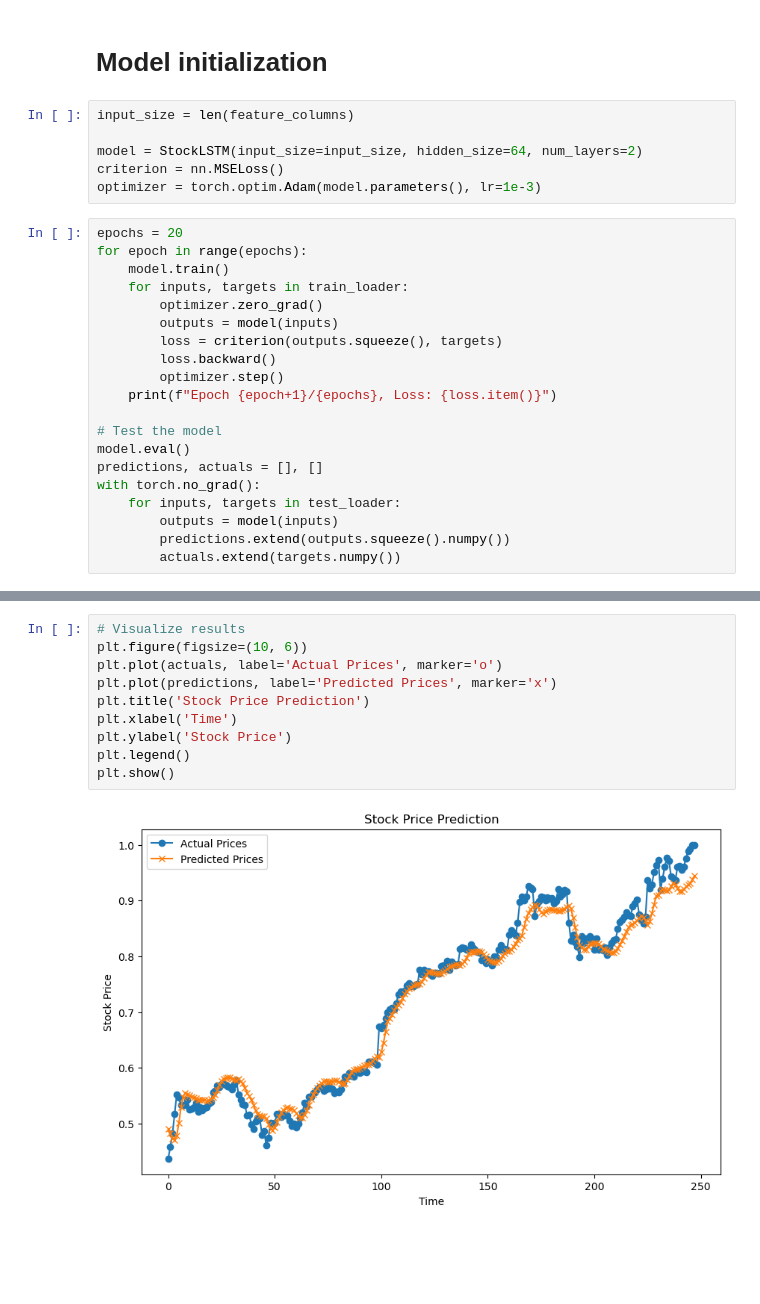
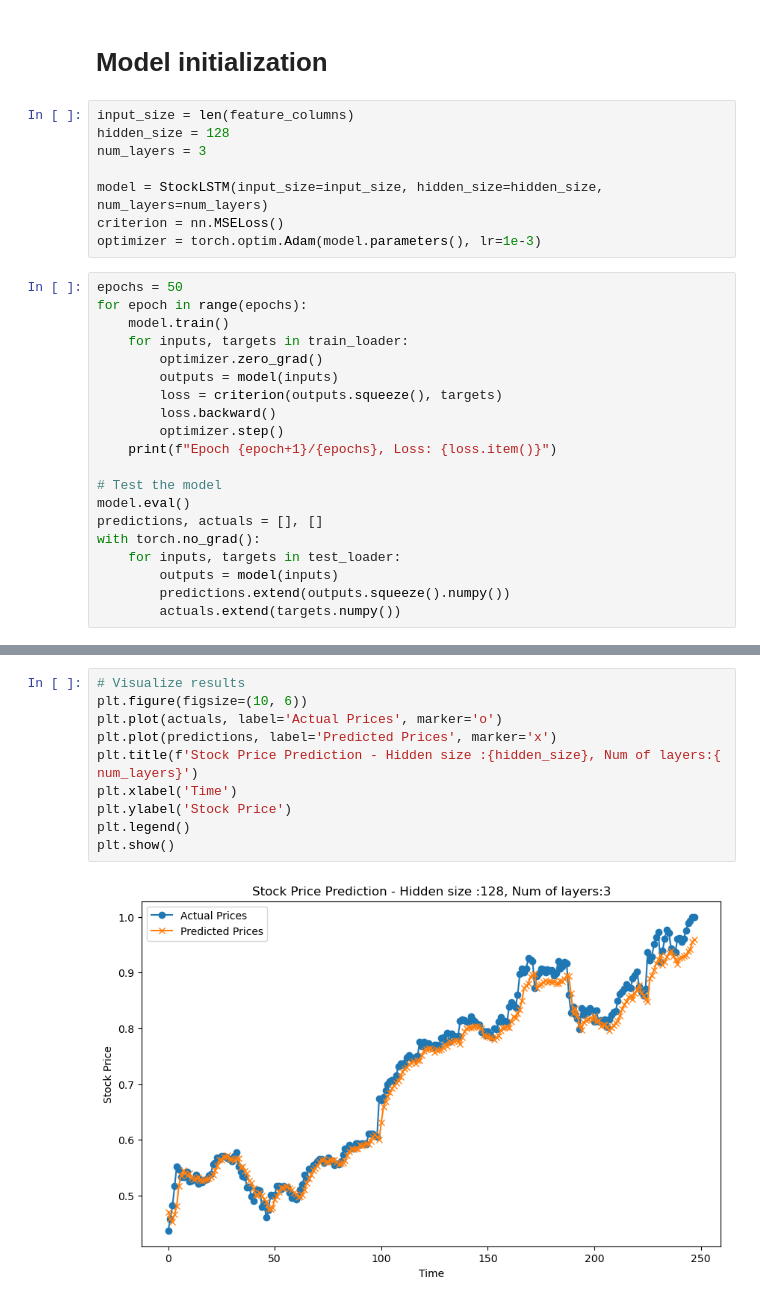
Before and after one commit to gitsouderos/Thesis, a Jupyter notebook: stock_data.ipynb, the cells around one changed output, grey strips where cells are left out. Drawn from its saved outputs; the diff is of its cells as text; blank space fills up the shorter version.

```diff
--- a/stock_data.ipynb
+++ b/stock_data.ipynb
@@ -75,12 +75,14 @@ test_loader = DataLoader(test_dataset, batch_size=batch_size, shuffle=False)
 # Model initialization
 # %%
 input_size = len(feature_columns)
+hidden_size = 128
+num_layers = 3
 
-model = StockLSTM(input_size=input_size, hidden_size=64, num_layers=2)
+model = StockLSTM(input_size=input_size, hidden_size=hidden_size, num_layers=num_layers)
 criterion = nn.MSELoss()
 optimizer = torch.optim.Adam(model.parameters(), lr=1e-3)
 # %%
-epochs = 20
+epochs = 50
 for epoch in range(epochs):
     model.train()
     for inputs, targets in train_loader:
@@ -123,12 +122,12 @@ Epoch 20/20, Loss: 0.0003012516535818577
 # %%
 # Visualize results
 plt.figure(figsize=(10, 6))
 plt.plot(actuals, label='Actual Prices', marker='o')
 plt.plot(predictions, label='Predicted Prices', marker='x')
-plt.title('Stock Price Prediction')
+plt.title(f'Stock Price Prediction - Hidden size :{hidden_size}, Num of layers:{ num_layers}')
 plt.xlabel('Time')
 plt.ylabel('Stock Price')
 plt.legend()
 plt.show()
 # %% [output]
-[figure, old version]
+[figure, new version]
```
Also changed, not shown: parts of 1 cell of this notebook, 3 other files.
